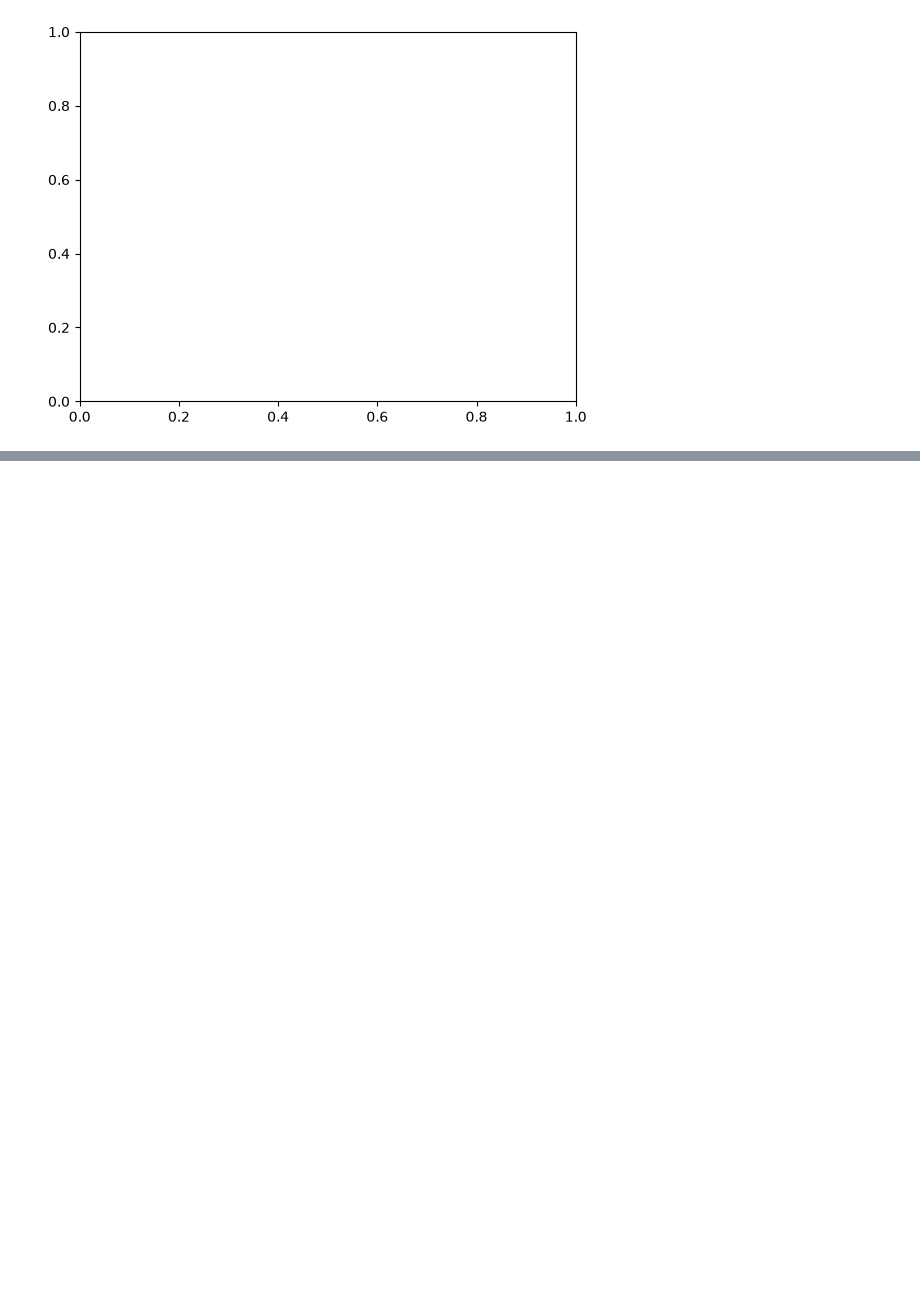
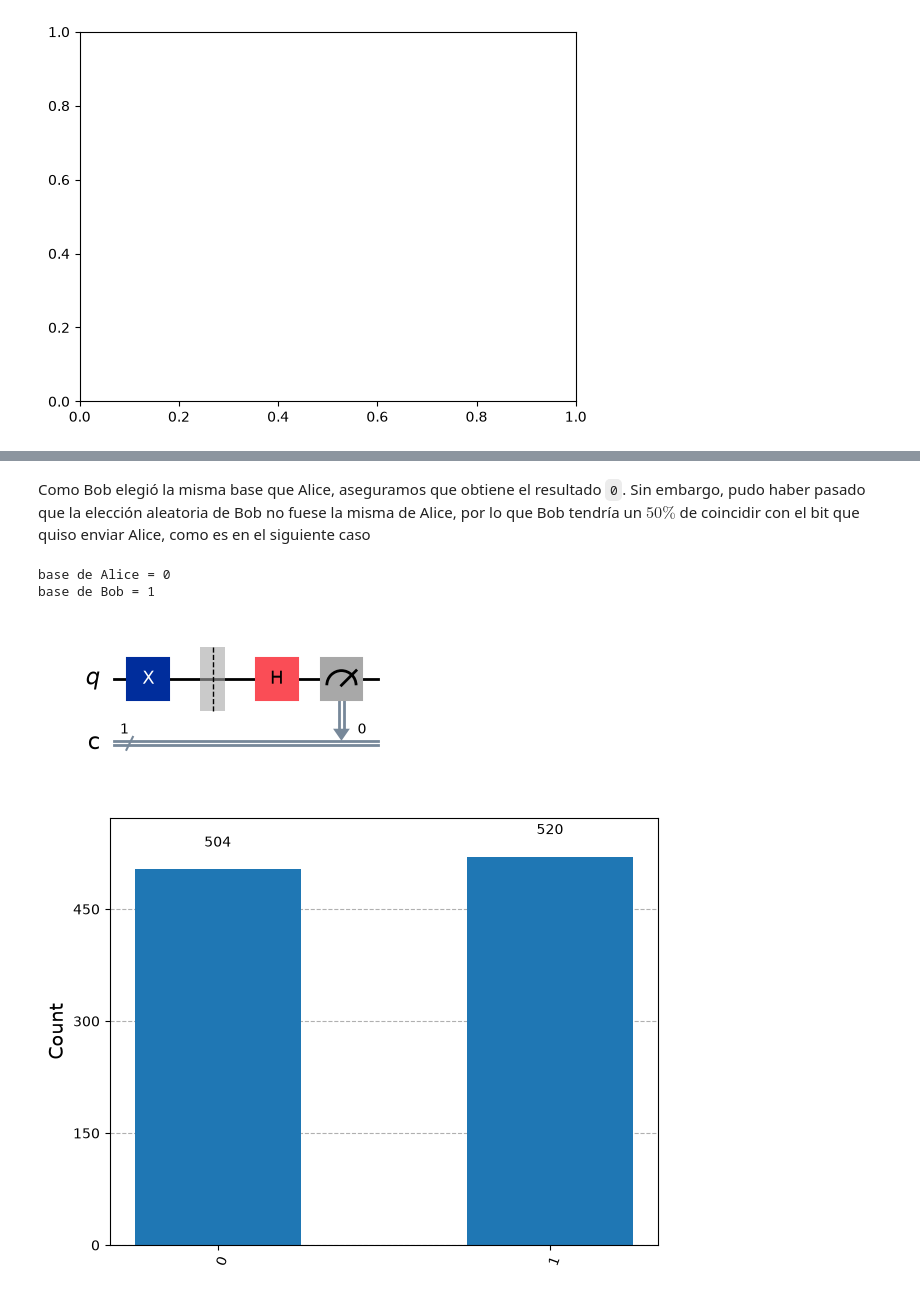
Before and after one commit to troncos22/QTD, a Jupyter notebook: clase_qiskit.ipynb, the cells around one changed output, grey strips where cells are left out. Drawn from its saved outputs; the diff is of its cells as text; code cells hidden in the pictures; blank space fills up the shorter version.

```diff
--- a/clase_qiskit.ipynb
+++ b/clase_qiskit.ipynb
@@ -702,0 +816,16 @@ plt.show()
+# %% [markdown]
+Como Bob elegió la misma base que Alice, aseguramos que obtiene el resultado `0`. Sin embargo, pudo haber pasado que la elección aleatoria de Bob no fuese la misma de Alice, por lo que Bob tendría un $50 \%$ de coincidir con el bit que quiso enviar Alice, como es en el siguiente caso
+# %%
+bit_index = 6
+protocol[bit_index].draw(output='mpl')
+aer_sim = Aer.get_backend('aer_simulator')
+print("base de Alice = " + str(alice_bases[bit_index]))
+print("base de Bob = " + str(bob_bases[bit_index]))
+display(protocol[bit_index].draw(output='mpl'))
+job = aer_sim.run(protocol[bit_index])
+plot_histogram(job.result().get_counts())
+# %% [output]
+base de Alice = 0
+base de Bob = 1
+[figure, added]
+[figure, added]
```
Also changed, not shown: parts of 37 cells of this notebook.
